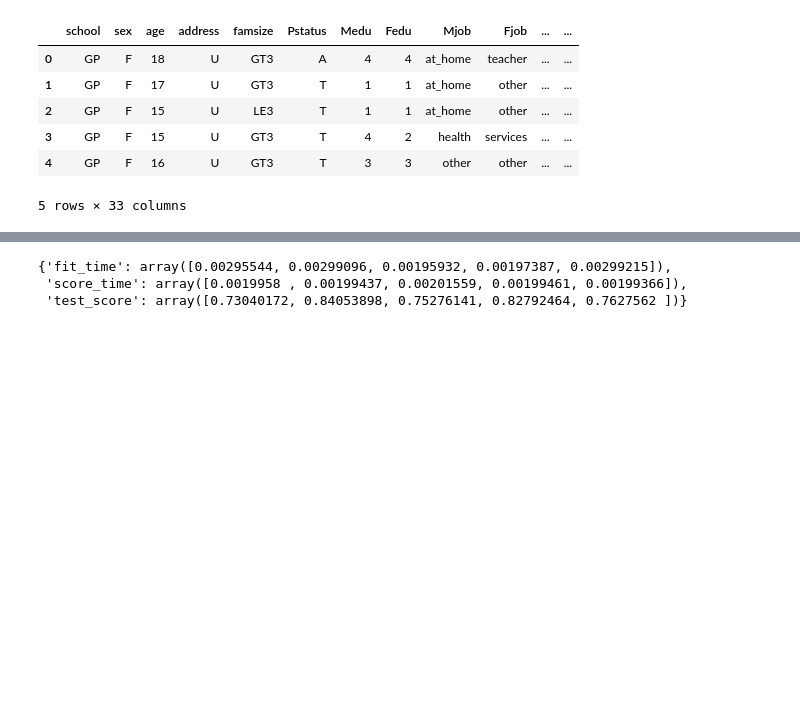
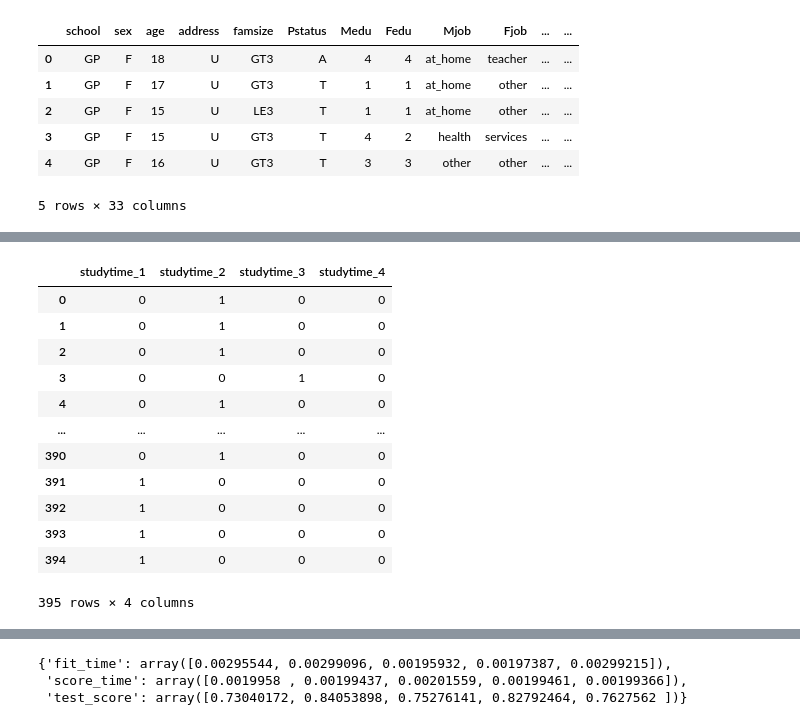
Before and after one commit to AmosChenZixuan/CIS_Research_Project, a Jupyter notebook: student_data_example.ipynb, the cells around one changed output, grey strips where cells are left out. Cells and saved outputs as stored; diff of their text form; code cells hidden in the pictures; blank space fills up the shorter version.

```diff
--- a/student_data_example.ipynb
+++ b/student_data_example.ipynb
@@ -43,0 +43,44 @@ for feat in data_math.columns:
+# %%
+# data_math = pd.concat([data_exam, pd.get_dummies(data_exam['school'], prefix = 'school')], axis = 1)
+# data_exam = data_exam.drop(['school'], axis = 1)
+# data_exam = pd.concat([data_exam, pd.get_dummies(data_exam['parental level of education'], prefix = 'education')], axis = 1)
+# data_exam = data_exam.drop(['parental level of education'], axis = 1)
+# data_exam = pd.concat([data_exam, pd.get_dummies(data_exam['race/ethnicity'], prefix = 'race')], axis = 1)
+# data_exam = data_exam.drop(['race/ethnicity'], axis = 1)
+# data_exam = pd.concat([data_exam, pd.get_dummies(data_exam['lunch'], prefix = 'lunch')], axis = 1)
+# data_exam = data_exam.drop(['lunch'], axis = 1)
+# data_exam = pd.concat([data_exam, pd.get_dummies(data_exam['test preparation course'], prefix = 'prepare')], axis = 1)
+# data_exam = data_exam.drop(['test preparation course','lunch_standard', 'prepare_none'], axis = 1)
+# Score = []
+# grade = []
+# for i in range(len(data_exam)):
+#     Score.append(int((data_exam['math score'][i] + data_exam['reading score'][i] + data_exam['writing score'][i])/300*1000)/1000*100)
+# data_exam['Score'] = Score
+# data_exam = data_exam.drop(['math score', 'reading score', 'writing score'], axis = 1)
+# for i in range(len(data_exam)):
+#     if Score[i] >= 90:
+#         grade.append('A')
+#     elif 80 <= Score[i] < 90:
+#         grade.append('B')
+#     elif 70 <= Score[i] < 80:
+#         grade.append('C')
+#     else:
+#         grade.append('D')
+# data_exam['Grade'] = grade
+
+
+pd.get_dummies(data_math['studytime'], prefix = 'studytime')
+# %% [output]
+|  | studytime_1 | studytime_2 | studytime_3 | studytime_4 |
+| 0 | 0 | 1 | 0 | 0 |
+| 1 | 0 | 1 | 0 | 0 |
+| 2 | 0 | 1 | 0 | 0 |
+| 3 | 0 | 0 | 1 | 0 |
+| 4 | 0 | 1 | 0 | 0 |
+| ... | ... | ... | ... | ... |
+| 390 | 0 | 1 | 0 | 0 |
+| 391 | 1 | 0 | 0 | 0 |
+| 392 | 1 | 0 | 0 | 0 |
+| 393 | 1 | 0 | 0 | 0 |
+| 394 | 1 | 0 | 0 | 0 |
+395 rows × 4 columns
```
Also changed, not shown: parts of 13 cells of this notebook.
